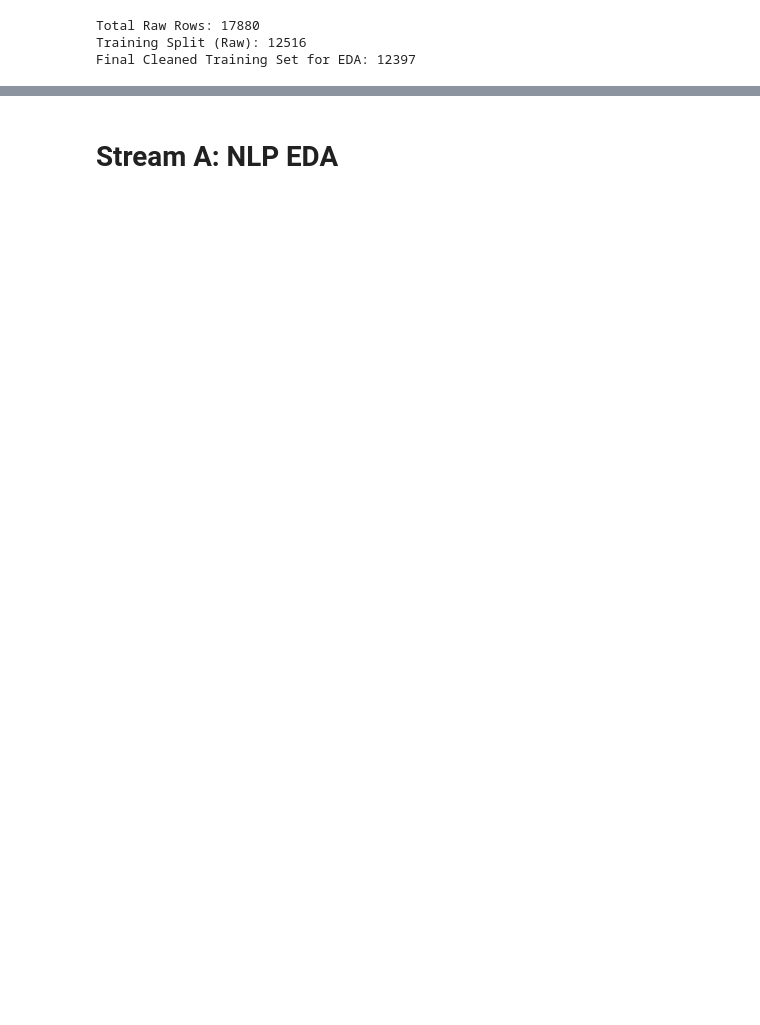
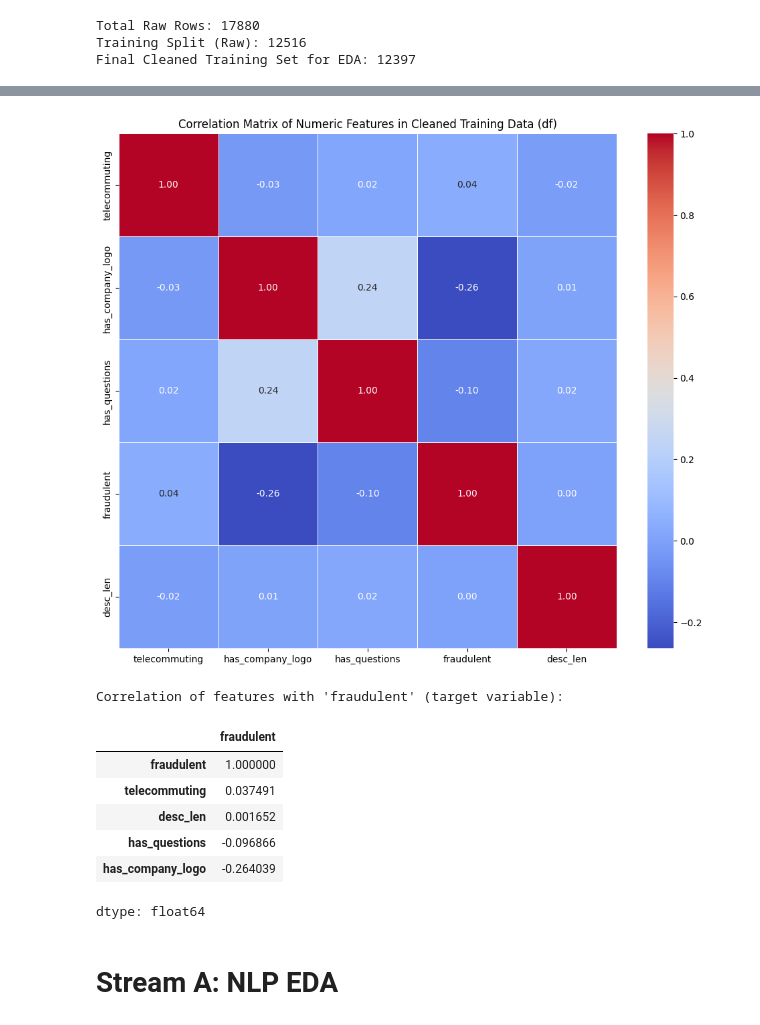
Before and after one commit to IsaganiJulian/Guardian-Recruit-Fraud-Detection, a Jupyter notebook: notebooks/01_Initial_EDA.ipynb, the cells around one changed output, grey strips where cells are left out. Drawn from its saved outputs; the diff is of its cells as text; code cells hidden in the pictures; blank space fills up the shorter version.

Commit message:
- Created using Colab - Correlation heatmap added

```diff
--- a/notebooks/01_Initial_EDA.ipynb
+++ b/notebooks/01_Initial_EDA.ipynb
@@ -92,3 +154,35 @@ Final Cleaned Training Set for EDA: 12397
+# %%
+import seaborn as sns
+import matplotlib.pyplot as plt
+
+# Select all numeric columns from the cleaned DataFrame `df`
+# This includes binary flags, text lengths, and anomaly scores
+numeric_cols_df = df.select_dtypes(include=['number']).columns
+
+# Filter out 'in_balanced_dataset' as it's not a primary feature for correlation with fraudulent
+numeric_cols_df = numeric_cols_df.drop('in_balanced_dataset', errors='ignore')
+
+# Calculate the correlation matrix
+correlation_matrix_df = df[numeric_cols_df].corr()
+
+# Plot the heatmap for better visualization
+plt.figure(figsize=(12, 10))
+sns.heatmap(correlation_matrix_df, annot=True, cmap='coolwarm', fmt=".2f", linewidths=.5)
+plt.title('Correlation Matrix of Numeric Features in Cleaned Training Data (df)')
+plt.show()
+
+print("\nCorrelation of features with 'fraudulent' (target variable):")
+display(correlation_matrix_df['fraudulent'].sort_values(ascending=False))
+# %% [output]
+[figure, added]
+Correlation of features with 'fraudulent' (target variable):
+|  | fraudulent |
+| fraudulent | 1.000000 |
+| telecommuting | 0.037491 |
+| desc_len | 0.001652 |
+| has_questions | -0.096866 |
+| has_company_logo | -0.264039 |
+dtype: float64
 # %% [markdown]
 # Stream A: NLP EDA
 # %%
```
Also changed, not shown: parts of 5 cells of this notebook.
